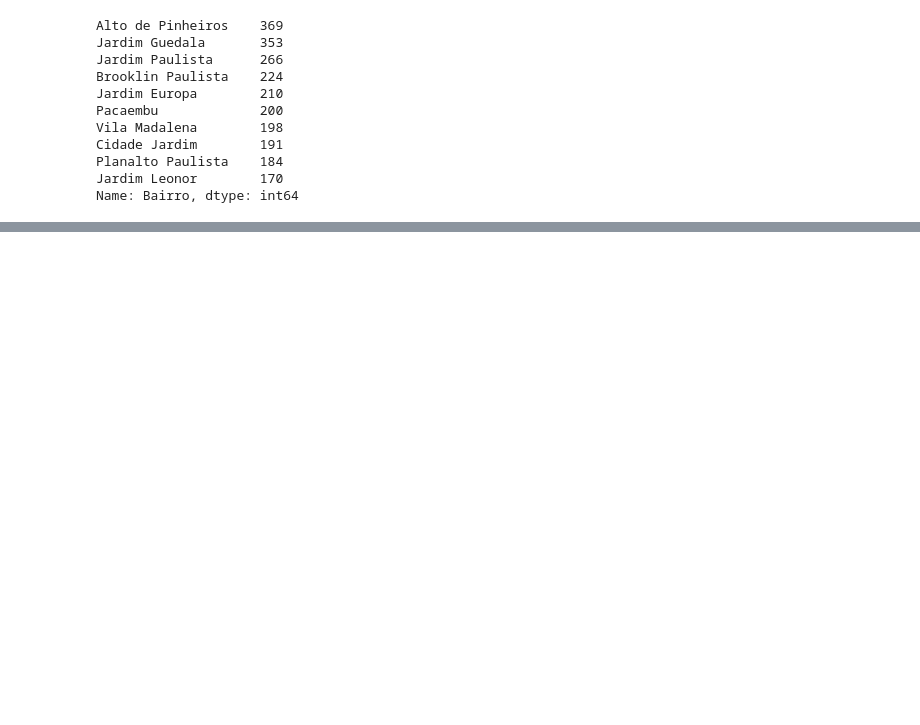
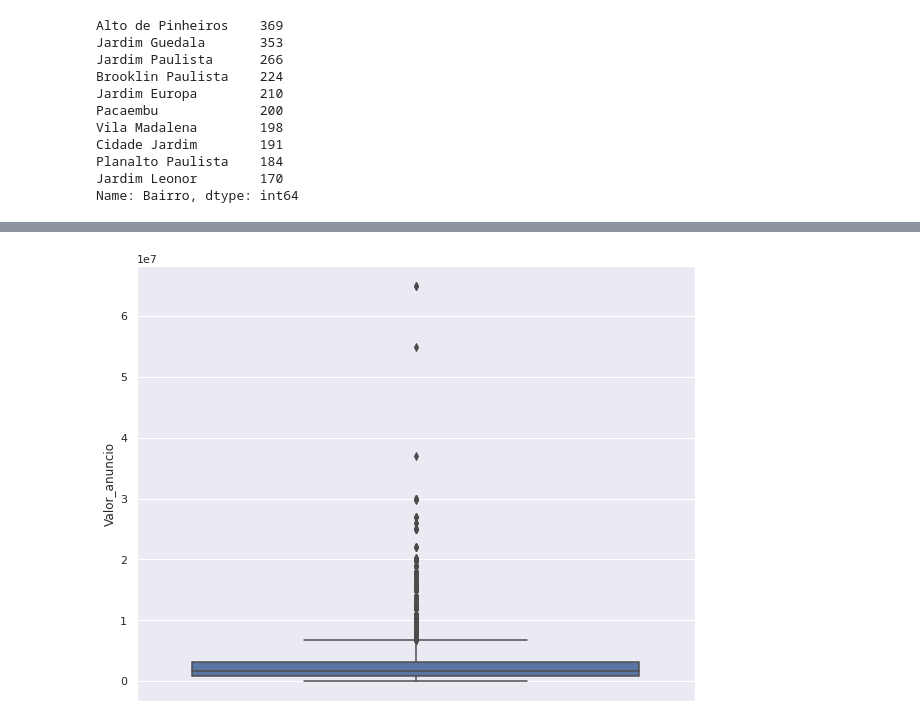
Before and after one commit to Rafael-Eiji/ImersaoDados, a Jupyter notebook: imersaodados.ipynb, the cells around one changed output, grey strips where cells are left out. Saved outputs shown, nothing was run; the diff lists cells and outputs as text; code cells hidden in the pictures; blank space fills up the shorter version.

```diff
--- a/imersaodados.ipynb
+++ b/imersaodados.ipynb
@@ -585,0 +815,14 @@ pd.read_csv(ibge_url, sep=';')
+# %%
+#Carregar dados filtrados pelo que interessa para nós
+import numpy as np
+
+pd.set_option("display.precision", 2)
+pd.set_option('display.float_format', lambda x: '%.2f' % x)
+sns.set()
+
+dados_vendas_censo = pd.read_csv("/content/drive/MyDrive/dados_vendas_censo.csv")
+dados_vendas_censo = dados_vendas_censo[['Rua', 'Bairro', 'Cidade', 'Metragem', 'Quartos', 'Banheiros', 'Vagas',
+       'Valor_anuncio', 'Valor_mm', 'Valor_m2', 'latitude', 'longitude', 'Situacao_setor', 'V001',
+       'V002', 'V003', 'V004', 'V005', 'V006', 'V007', 'V008', 'V009', 'V010',
+       'V011', 'V012']].dropna()
+dados_vendas_censo
@@ -585,0 +843,7 @@ pd.read_csv(ibge_url, sep=';')
+# %%
+#Gráfico boxplot para verificar os outliers
+plt.figure(figsize=(10, 8))
+ax = sns.boxplot(data = dados_vendas_censo, y="Valor_anuncio")
+plt.show()
+# %% [output]
+[figure, added]
```
Also changed, not shown: parts of 57 cells of this notebook.
